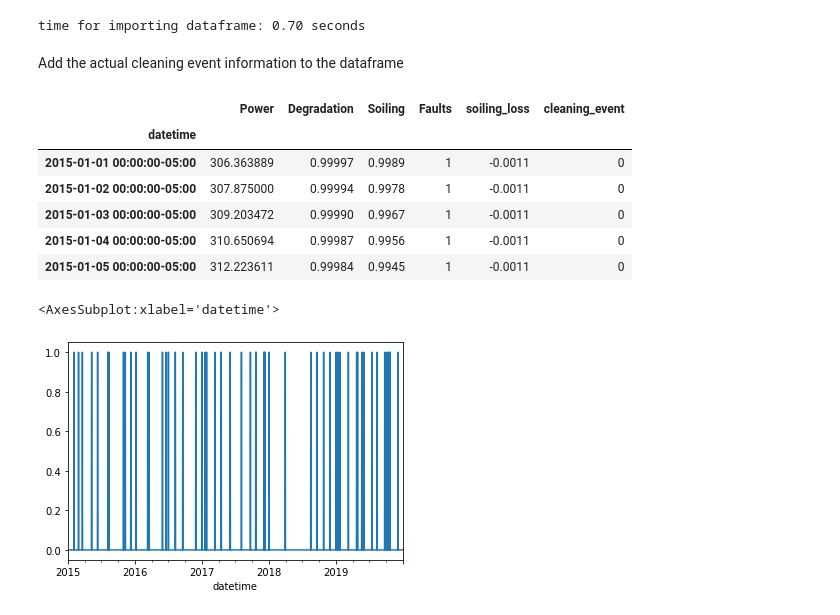
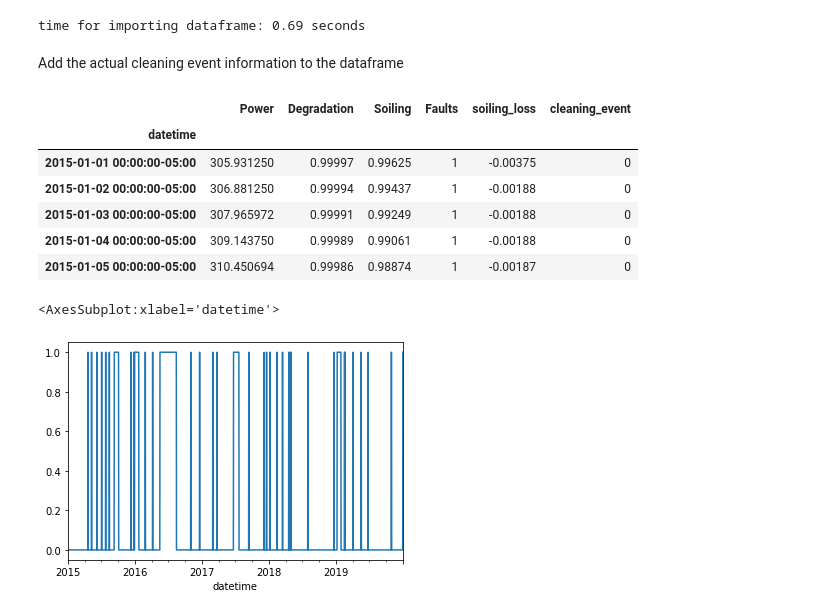
Before and after one commit to Rufski/S2DS-EPRI, a Jupyter notebook: notebooks/3.1-jj-soiling_profile.ipynb, the cells around one changed output. Drawn from its saved outputs; the diff is of its cells as text; code cells hidden in the pictures.

```diff
--- a/notebooks/3.1-jj-soiling_profile.ipynb
+++ b/notebooks/3.1-jj-soiling_profile.ipynb
@@ -17,25 +18,25 @@ from src.features.build_features import *
 # %%
 # Load the data
 path_to_zip_pkl = '../data/raw/synthetic_soil.zip'
-df = import_df_from_zip_pkl(path_to_zip_pkl, index=15, verbose=True)
-df_down = downsample_dataframe(df)
+df = import_df_from_zip_pkl(path_to_zip_pkl, index=10, verbose=True)
+df = downsample_dataframe(df)
 # %% [output]
-time for importing dataframe: 0.70 seconds
+time for importing dataframe: 0.69 seconds
 # %% [markdown]
 Add the actual cleaning event information to the dataframe
 # %%
-find_true_cleaning_events(df_down, inplace=True)
-df_down.head()
+find_true_cleaning_events(df, inplace=True)
+df.head()
 # %% [output]
 |  | Power | Degradation | Soiling | Faults | soiling_loss | cleaning_event |
 | datetime |  |  |  |  |  |  |
-| 2015-01-01 00:00:00-05:00 | 306.363889 | 0.99997 | 0.9989 | 1 | -0.0011 | 0 |
-| 2015-01-02 00:00:00-05:00 | 307.875000 | 0.99994 | 0.9978 | 1 | -0.0011 | 0 |
-| 2015-01-03 00:00:00-05:00 | 309.203472 | 0.99990 | 0.9967 | 1 | -0.0011 | 0 |
-| 2015-01-04 00:00:00-05:00 | 310.650694 | 0.99987 | 0.9956 | 1 | -0.0011 | 0 |
-| 2015-01-05 00:00:00-05:00 | 312.223611 | 0.99984 | 0.9945 | 1 | -0.0011 | 0 |
+| 2015-01-01 00:00:00-05:00 | 305.931250 | 0.99997 | 0.99625 | 1 | -0.00375 | 0 |
+| 2015-01-02 00:00:00-05:00 | 306.881250 | 0.99994 | 0.99437 | 1 | -0.00188 | 0 |
+| 2015-01-03 00:00:00-05:00 | 307.965972 | 0.99991 | 0.99249 | 1 | -0.00188 | 0 |
+| 2015-01-04 00:00:00-05:00 | 309.143750 | 0.99989 | 0.99061 | 1 | -0.00188 | 0 |
+| 2015-01-05 00:00:00-05:00 | 310.450694 | 0.99986 | 0.98874 | 1 | -0.00187 | 0 |
 # %%
-df_down.cleaning_event.plot()
+df.cleaning_event.plot()
 # %% [output]
 <AxesSubplot:xlabel='datetime'>
-[figure, old version]
+[figure, new version]
```
Also changed, not shown: parts of 4 cells of this notebook, 1 other file.
